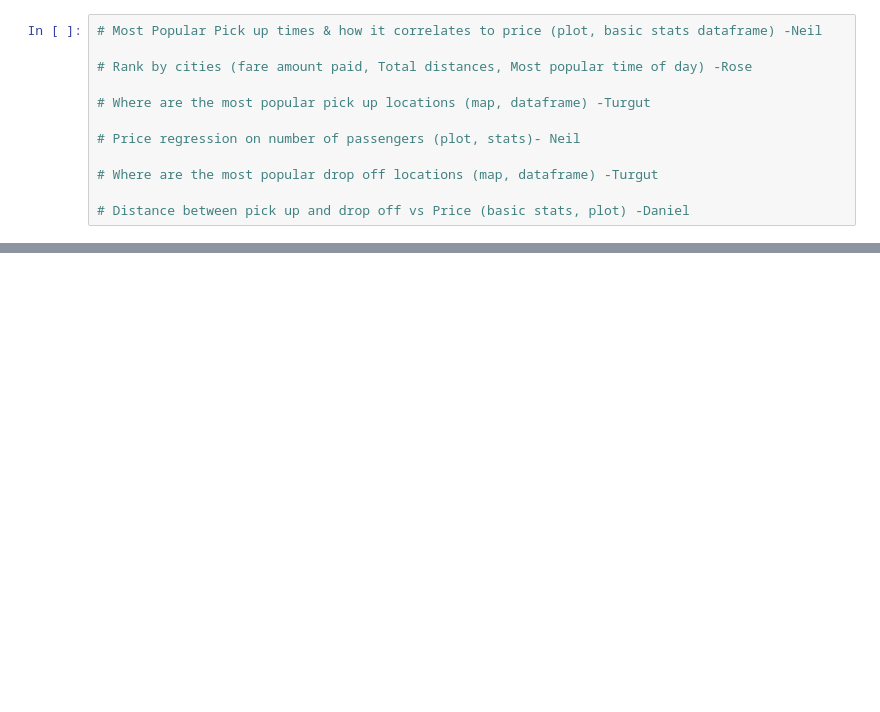
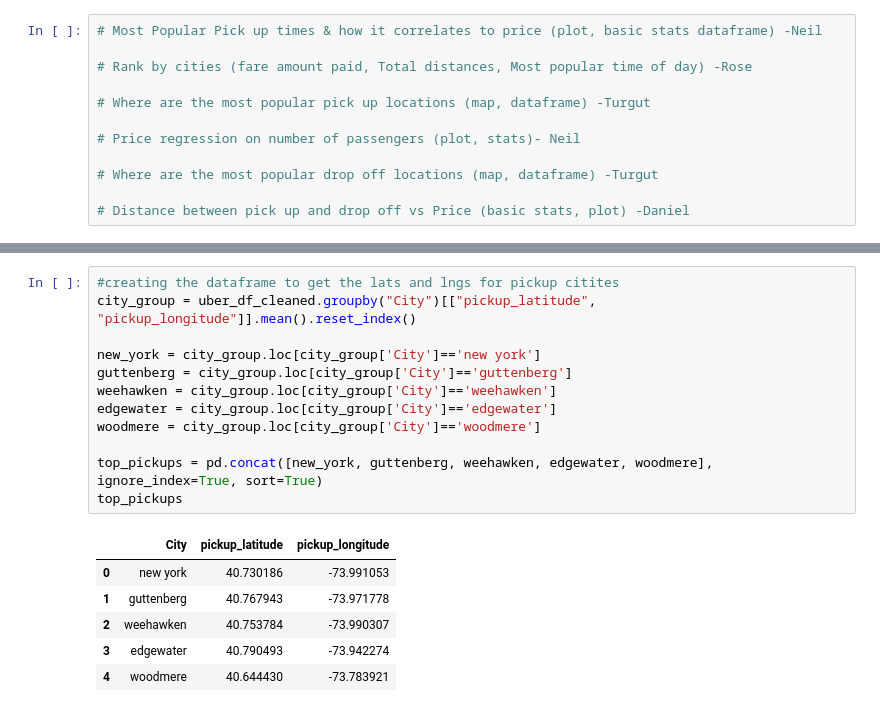
Before and after one commit to turgutugur/project_1_repo, a Jupyter notebook: group5_UberData_project1.ipynb, the cells around one changed output, grey strips where cells are left out. Saved outputs shown, nothing was run; the diff lists cells and outputs as text; blank space fills up the shorter version.

```diff
--- a/group5_UberData_project1.ipynb
+++ b/group5_UberData_project1.ipynb
@@ -130,0 +161,19 @@ uber_df_cleaned
+# %%
+#creating the dataframe to get the lats and lngs for pickup citites
+city_group = uber_df_cleaned.groupby("City")[["pickup_latitude", "pickup_longitude"]].mean().reset_index()
+
+new_york = city_group.loc[city_group['City']=='new york']
+guttenberg = city_group.loc[city_group['City']=='guttenberg']
+weehawken = city_group.loc[city_group['City']=='weehawken']
+edgewater = city_group.loc[city_group['City']=='edgewater']
+woodmere = city_group.loc[city_group['City']=='woodmere']
+
+top_pickups = pd.concat([new_york, guttenberg, weehawken, edgewater, woodmere], ignore_index=True, sort=True)
+top_pickups
+# %% [output]
+|  | City | pickup_latitude | pickup_longitude |
+| 0 | new york | 40.730186 | -73.991053 |
+| 1 | guttenberg | 40.767943 | -73.971778 |
+| 2 | weehawken | 40.753784 | -73.990307 |
+| 3 | edgewater | 40.790493 | -73.942274 |
+| 4 | woodmere | 40.644430 | -73.783921 |
```
Also changed, not shown: parts of 9 cells of this notebook, 1 other file.
